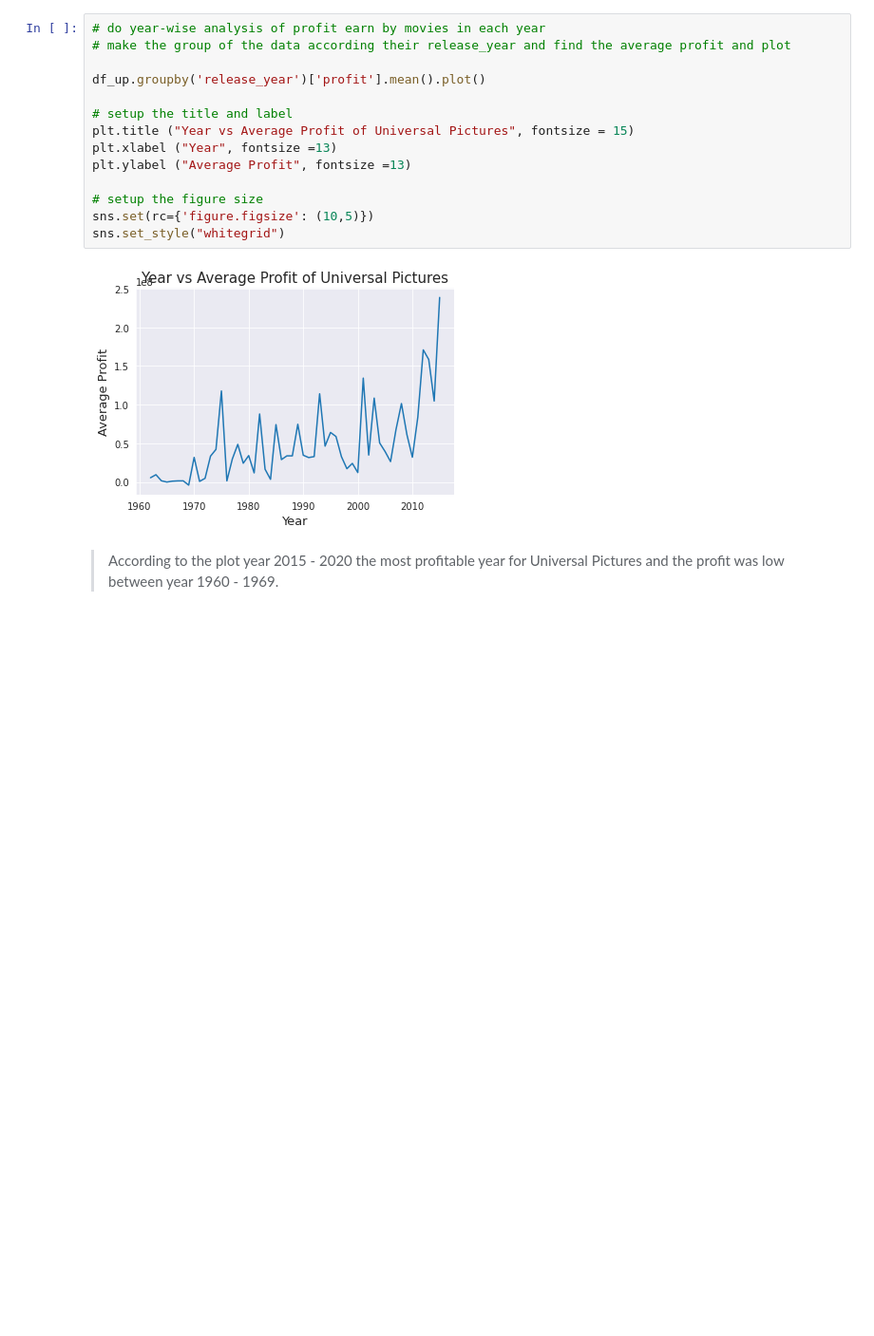
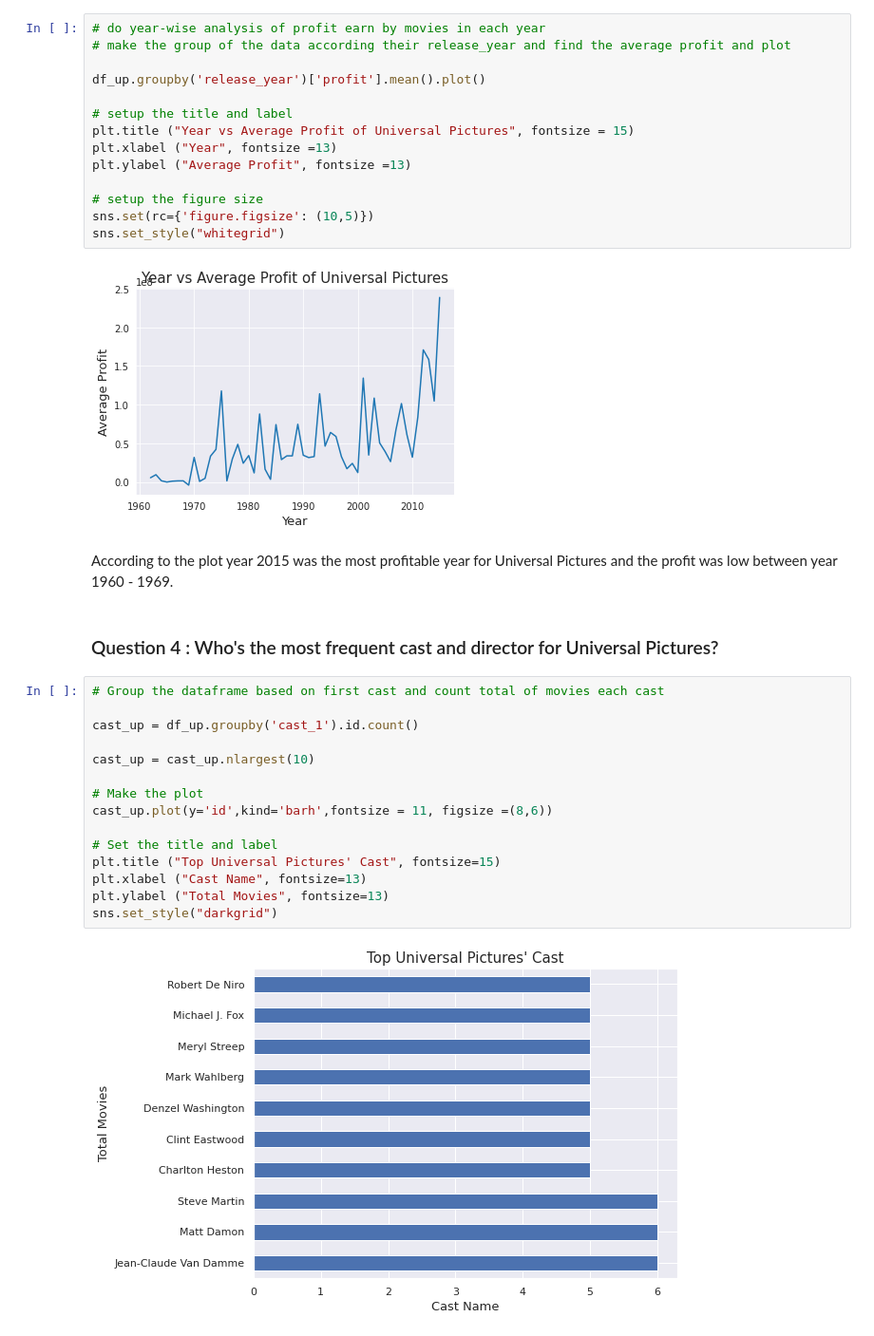
Before and after one commit to opeolipe/analysis, a Jupyter notebook: Production_Companies_Movie_Analysis.ipynb, the cells around one changed output. Shown at 95% size. Cells and saved outputs as stored; diff of their text form; blank space fills up the shorter version.

```diff
--- a/Production_Companies_Movie_Analysis.ipynb
+++ b/Production_Companies_Movie_Analysis.ipynb
@@ -315,4 +323,23 @@ sns.set_style("whitegrid")
 # %% [output]
 [figure]
 # %% [markdown]
-> According to the plot year 2015 - 2020 the most profitable year for Universal Pictures and the profit was low between year 1960 - 1969.
+According to the plot year 2015 was the most profitable year for Universal Pictures and the profit was low between year 1960 - 1969.
+# %% [markdown]
+### Question 4 : Who's the most frequent cast and director for Universal Pictures?
+# %%
+# Group the dataframe based on first cast and count total of movies each cast
+
+cast_up = df_up.groupby('cast_1').id.count()
+
+cast_up = cast_up.nlargest(10)
+
+# Make the plot
+cast_up.plot(y='id',kind='barh',fontsize = 11, figsize =(8,6))
+
+# Set the title and label
+plt.title ("Top Universal Pictures' Cast", fontsize=15)
+plt.xlabel ("Cast Name", fontsize=13)
+plt.ylabel ("Total Movies", fontsize=13)
+sns.set_style("darkgrid")
+# %% [output]
+[figure, added]
```
Also changed, not shown: parts of 16 cells of this notebook.
